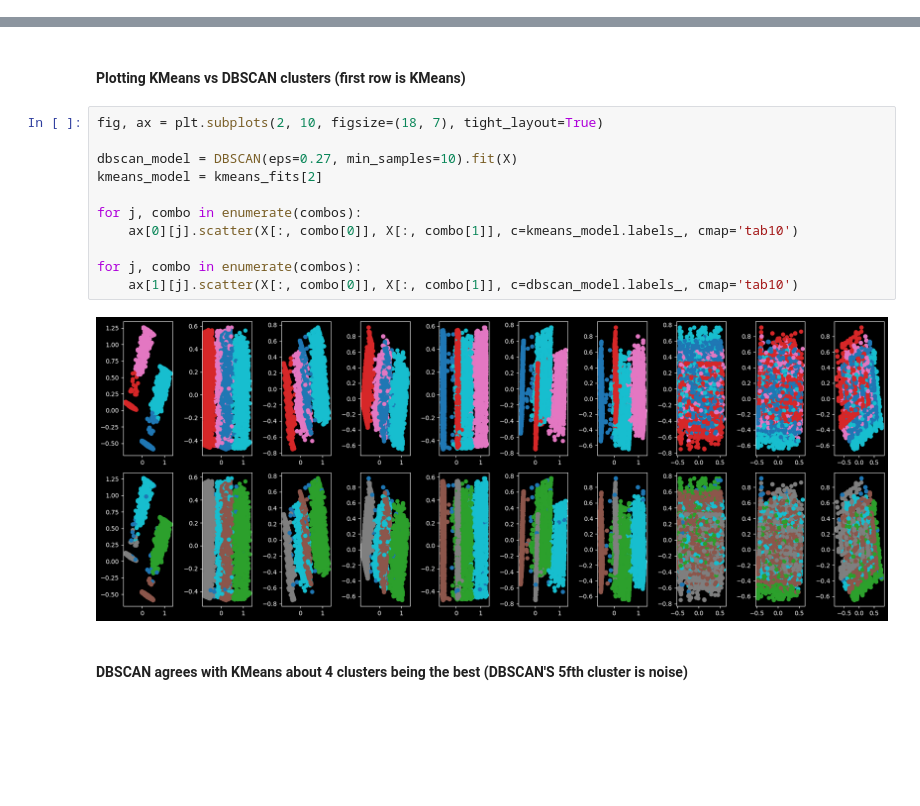
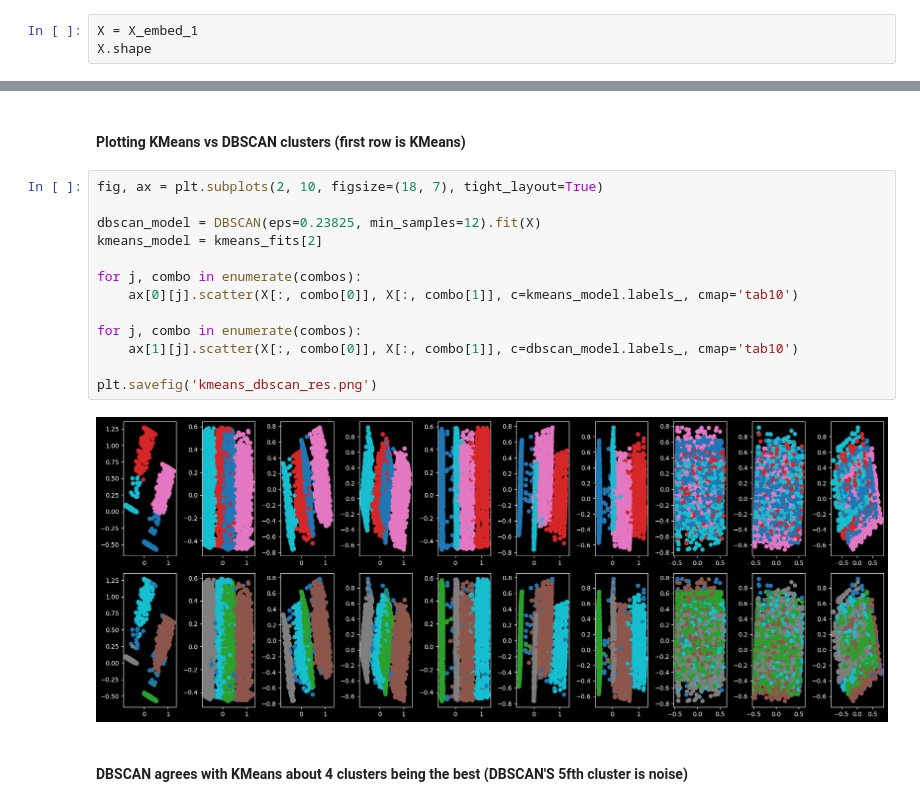
Before and after one commit to georgeVlc/Bank-Marketing-Dataset-Analysis, a Jupyter notebook: bank_2.ipynb, the cells around one changed output, grey strips where cells are left out. Drawn from its saved outputs; the diff is of its cells as text; blank space fills up the shorter version.

```diff
--- a/bank_2.ipynb
+++ b/bank_2.ipynb
@@ -271,0 +271,3 @@ X_1.shape
+# %%
+X = X_embed_1
+X.shape
@@ -464,16 +470,18 @@ dbscan_fits
 # %%
 fig, ax = plt.subplots(2, 10, figsize=(18, 7), tight_layout=True)
 
-dbscan_model = DBSCAN(eps=0.27, min_samples=10).fit(X)
+dbscan_model = DBSCAN(eps=0.23825, min_samples=12).fit(X)
 kmeans_model = kmeans_fits[2]
 
 for j, combo in enumerate(combos):
     ax[0][j].scatter(X[:, combo[0]], X[:, combo[1]], c=kmeans_model.labels_, cmap='tab10')
 
 for j, combo in enumerate(combos):
     ax[1][j].scatter(X[:, combo[0]], X[:, combo[1]], c=dbscan_model.labels_, cmap='tab10')
+
+plt.savefig('kmeans_dbscan_res.png')
 # %% [output]
-[figure, old version]
+[figure, new version]
 # %% [markdown]
 #### DBSCAN agrees with KMeans about 4 clusters being the best (DBSCAN'S 5fth cluster is noise)
 # %% [markdown]
```
Also changed, not shown: parts of 67 cells of this notebook, 22 other files.
